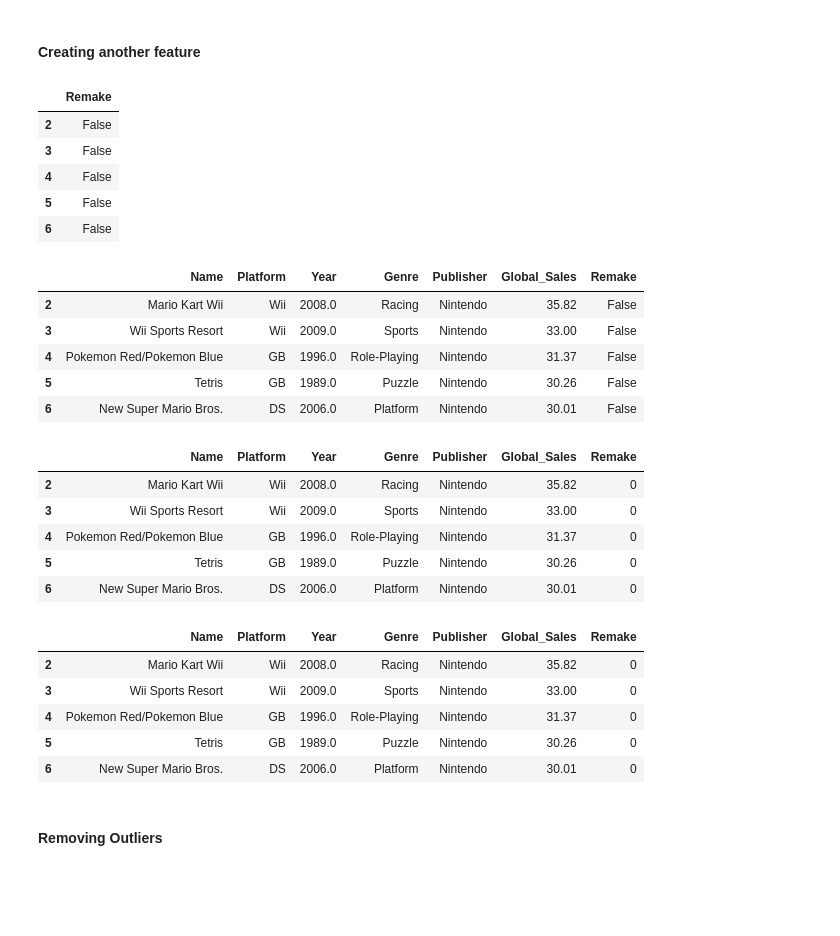
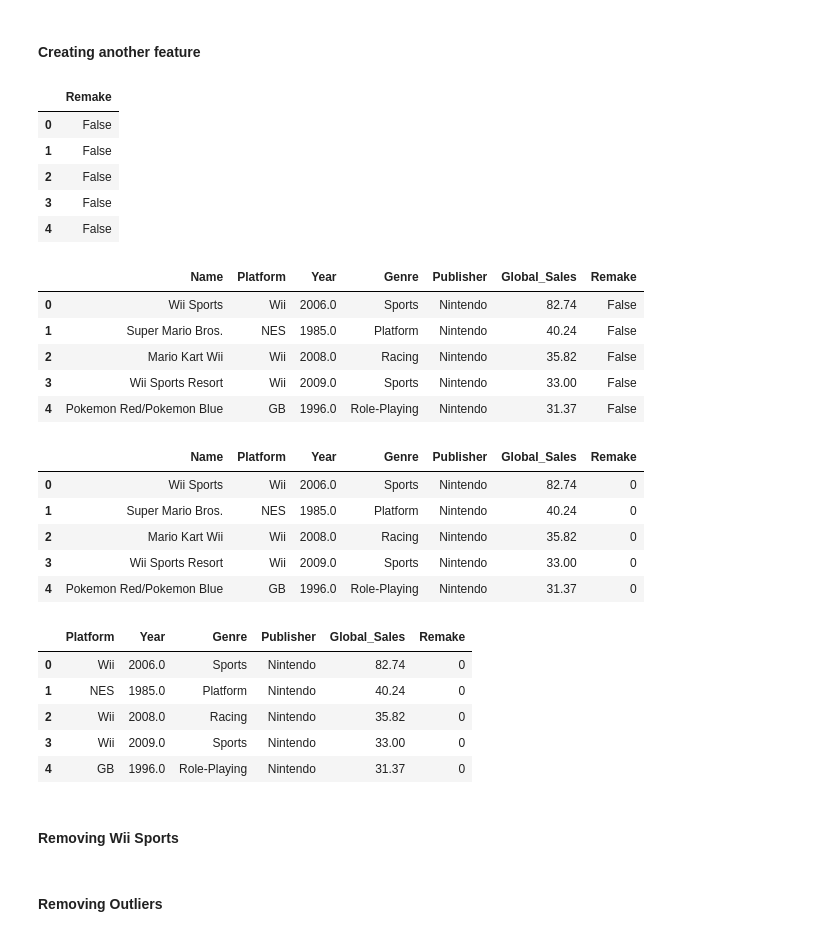
Before and after one commit to RCKettel/CapstoneProject, a Jupyter notebook: Notebooks/NextSteps.ipynb, the cells around one changed output. Saved outputs shown, nothing was run; the diff lists cells and outputs as text; code cells hidden in the pictures; blank space fills up the shorter version.

```diff
--- a/Notebooks/NextSteps.ipynb
+++ b/Notebooks/NextSteps.ipynb
@@ -85,2 +82,0 @@ sglobal.head()
-# %%
-sglobal.drop(index=[0, 1, 5957], inplace = True)
@@ -113,38 +101,40 @@ remake_df = pd.DataFrame(remake, columns=['Remake'], index=sglobal.index)
 remake_df.head()
 # %% [output]
 |  | Remake |
+| 0 | False |
+| 1 | False |
 | 2 | False |
 | 3 | False |
 | 4 | False |
-| 5 | False |
-| 6 | False |
 # %%
-sglobal = pd.concat((sglobal,remake_df), axis=1)
-sglobal.head()
+sglobal_nn = pd.concat((sglobal,remake_df), axis=1)
+sglobal_nn.head()
 # %% [output]
 |  | Name | Platform | Year | Genre | Publisher | Global_Sales | Remake |
+| 0 | Wii Sports | Wii | 2006.0 | Sports | Nintendo | 82.74 | False |
+| 1 | Super Mario Bros. | NES | 1985.0 | Platform | Nintendo | 40.24 | False |
 | 2 | Mario Kart Wii | Wii | 2008.0 | Racing | Nintendo | 35.82 | False |
 | 3 | Wii Sports Resort | Wii | 2009.0 | Sports | Nintendo | 33.00 | False |
 | 4 | Pokemon Red/Pokemon Blue | GB | 1996.0 | Role-Playing | Nintendo | 31.37 | False |
-| 5 | Tetris | GB | 1989.0 | Puzzle | Nintendo | 30.26 | False |
-| 6 | New Super Mario Bros. | DS | 2006.0 | Platform | Nintendo | 30.01 | False |
 # %%
-sglobal['Remake'] = sglobal['Remake'].astype(int)
-sglobal.head()
+sglobal_nn['Remake'] = sglobal_nn['Remake'].astype(int)
+sglobal_nn.head()
 # %% [output]
 |  | Name | Platform | Year | Genre | Publisher | Global_Sales | Remake |
+| 0 | Wii Sports | Wii | 2006.0 | Sports | Nintendo | 82.74 | 0 |
+| 1 | Super Mario Bros. | NES | 1985.0 | Platform | Nintendo | 40.24 | 0 |
 | 2 | Mario Kart Wii | Wii | 2008.0 | Racing | Nintendo | 35.82 | 0 |
 | 3 | Wii Sports Resort | Wii | 2009.0 | Sports | Nintendo | 33.00 | 0 |
 | 4 | Pokemon Red/Pokemon Blue | GB | 1996.0 | Role-Playing | Nintendo | 31.37 | 0 |
-| 5 | Tetris | GB | 1989.0 | Puzzle | Nintendo | 30.26 | 0 |
-| 6 | New Super Mario Bros. | DS | 2006.0 | Platform | Nintendo | 30.01 | 0 |
 # %%
-sglobal_nn = sglobal.drop('Name', axis='columns')
-sglobal.head()
+sglobal_nn = sglobal_nn.drop('Name', axis='columns')
+sglobal_nn.head()
 # %% [output]
-|  | Name | Platform | Year | Genre | Publisher | Global_Sales | Remake |
-| 2 | Mario Kart Wii | Wii | 2008.0 | Racing | Nintendo | 35.82 | 0 |
-| 3 | Wii Sports Resort | Wii | 2009.0 | Sports | Nintendo | 33.00 | 0 |
-| 4 | Pokemon Red/Pokemon Blue | GB | 1996.0 | Role-Playing | Nintendo | 31.37 | 0 |
-| 5 | Tetris | GB | 1989.0 | Puzzle | Nintendo | 30.26 | 0 |
-| 6 | New Super Mario Bros. | DS | 2006.0 | Platform | Nintendo | 30.01 | 0 |
+|  | Platform | Year | Genre | Publisher | Global_Sales | Remake |
+| 0 | Wii | 2006.0 | Sports | Nintendo | 82.74 | 0 |
+| 1 | NES | 1985.0 | Platform | Nintendo | 40.24 | 0 |
+| 2 | Wii | 2008.0 | Racing | Nintendo | 35.82 | 0 |
+| 3 | Wii | 2009.0 | Sports | Nintendo | 33.00 | 0 |
+| 4 | GB | 1996.0 | Role-Playing | Nintendo | 31.37 | 0 |
+# %% [markdown]
+#### Removing Wii Sports
```
Also changed, not shown: parts of 61 cells of this notebook, 1 other file.
